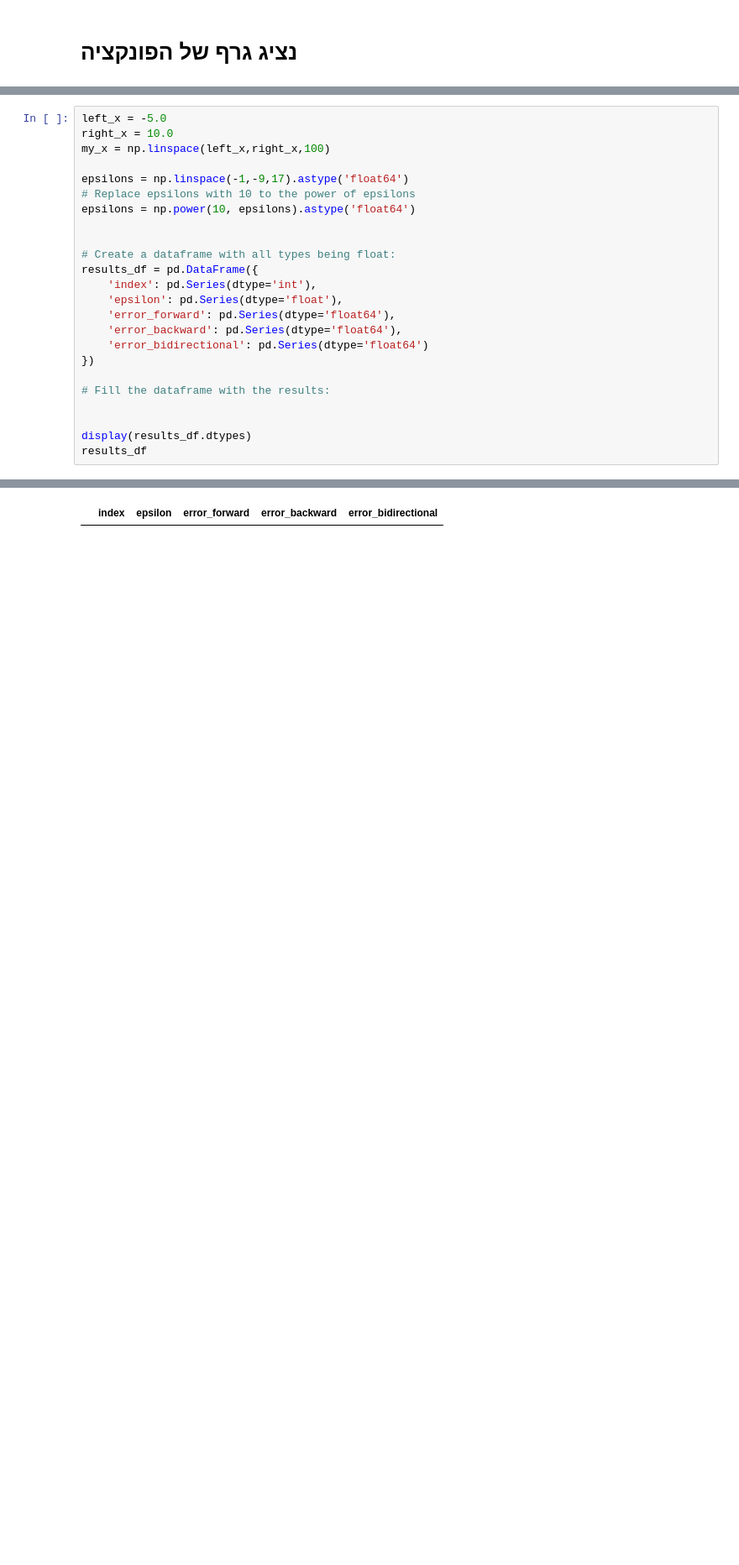
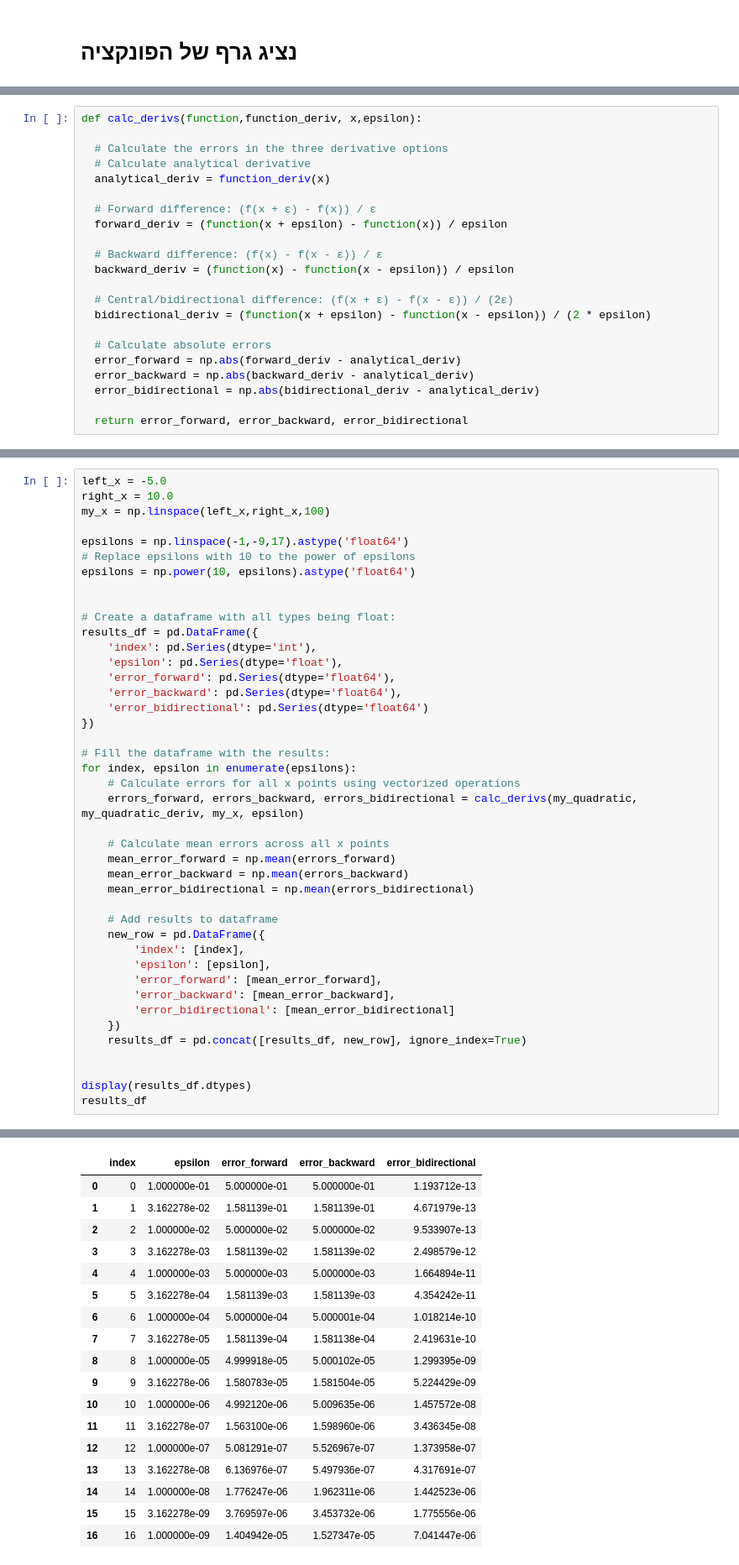
Before and after one commit to InSuperposition/data_science_container, a Jupyter notebook: notebook/exercise_3/derivatives_and_regression.ipynb, the cells around one changed output, grey strips where cells are left out. Shown at 84% size. Cells and saved outputs as stored; diff of their text form; blank space fills up the shorter version.

```diff
--- a/notebook/exercise_3/derivatives_and_regression.ipynb
+++ b/notebook/exercise_3/derivatives_and_regression.ipynb
@@ -93,3 +86,25 @@ def calc_derivs(function,function_deriv, x,epsilon):
+# %%
+def calc_derivs(function,function_deriv, x,epsilon):
+
+  # Calculate the errors in the three derivative options
+  # Calculate analytical derivative
+  analytical_deriv = function_deriv(x)
+
+  # Forward difference: (f(x + ε) - f(x)) / ε
+  forward_deriv = (function(x + epsilon) - function(x)) / epsilon
+
+  # Backward difference: (f(x) - f(x - ε)) / ε
+  backward_deriv = (function(x) - function(x - epsilon)) / epsilon
+
+  # Central/bidirectional difference: (f(x + ε) - f(x - ε)) / (2ε)
+  bidirectional_deriv = (function(x + epsilon) - function(x - epsilon)) / (2 * epsilon)
+
+  # Calculate absolute errors
+  error_forward = np.abs(forward_deriv - analytical_deriv)
+  error_backward = np.abs(backward_deriv - analytical_deriv)
+  error_bidirectional = np.abs(bidirectional_deriv - analytical_deriv)
+
+  return error_forward, error_backward, error_bidirectional
 # %% [markdown]
 # נחשב את הטעות הממוצעת עבור ערכי אפסילון שונים וערכי איקס שונים
 # נשמור את התוצאות בצורה מסודרת בדאטהפריים של פאנדס
@@ -101,33 +116,68 @@ left_x = -5.0
 right_x = 10.0
 my_x = np.linspace(left_x,right_x,100)
 
 epsilons = np.linspace(-1,-9,17).astype('float64')
 # Replace epsilons with 10 to the power of epsilons
 epsilons = np.power(10, epsilons).astype('float64')
 
 
 # Create a dataframe with all types being float:
 results_df = pd.DataFrame({
     'index': pd.Series(dtype='int'),
     'epsilon': pd.Series(dtype='float'),
     'error_forward': pd.Series(dtype='float64'),
     'error_backward': pd.Series(dtype='float64'),
     'error_bidirectional': pd.Series(dtype='float64')
 })
 
 # Fill the dataframe with the results:
+for index, epsilon in enumerate(epsilons):
+    # Calculate errors for all x points using vectorized operations
+    errors_forward, errors_backward, errors_bidirectional = calc_derivs(my_quadratic, my_quadratic_deriv, my_x, epsilon)
+
+    # Calculate mean errors across all x points
+    mean_error_forward = np.mean(errors_forward)
+    mean_error_backward = np.mean(errors_backward)
+    mean_error_bidirectional = np.mean(errors_bidirectional)
+
+    # Add results to dataframe
+    new_row = pd.DataFrame({
+        'index': [index],
+        'epsilon': [epsilon],
+        'error_forward': [mean_error_forward],
+        'error_backward': [mean_error_backward],
+        'error_bidirectional': [mean_error_bidirectional]
+    })
+    results_df = pd.concat([results_df, new_row], ignore_index=True)
 
 
 display(results_df.dtypes)
 results_df
 # %% [output]
 index                    int64
 epsilon                float64
 error_forward          float64
 error_backward         float64
 error_bidirectional    float64
 dtype: object
 |  | index | epsilon | error_forward | error_backward | error_bidirectional |
+| 0 | 0 | 1.000000e-01 | 5.000000e-01 | 5.000000e-01 | 1.193712e-13 |
+| 1 | 1 | 3.162278e-02 | 1.581139e-01 | 1.581139e-01 | 4.671979e-13 |
+| 2 | 2 | 1.000000e-02 | 5.000000e-02 | 5.000000e-02 | 9.533907e-13 |
+| 3 | 3 | 3.162278e-03 | 1.581139e-02 | 1.581139e-02 | 2.498579e-12 |
+| 4 | 4 | 1.000000e-03 | 5.000000e-03 | 5.000000e-03 | 1.664894e-11 |
+| 5 | 5 | 3.162278e-04 | 1.581139e-03 | 1.581139e-03 | 4.354242e-11 |
+| 6 | 6 | 1.000000e-04 | 5.000000e-04 | 5.000001e-04 | 1.018214e-10 |
+| 7 | 7 | 3.162278e-05 | 1.581139e-04 | 1.581138e-04 | 2.419631e-10 |
+| 8 | 8 | 1.000000e-05 | 4.999918e-05 | 5.000102e-05 | 1.299395e-09 |
+| 9 | 9 | 3.162278e-06 | 1.580783e-05 | 1.581504e-05 | 5.224429e-09 |
+| 10 | 10 | 1.000000e-06 | 4.992120e-06 | 5.009635e-06 | 1.457572e-08 |
+| 11 | 11 | 3.162278e-07 | 1.563100e-06 | 1.598960e-06 | 3.436345e-08 |
+| 12 | 12 | 1.000000e-07 | 5.081291e-07 | 5.526967e-07 | 1.373958e-07 |
+| 13 | 13 | 3.162278e-08 | 6.136976e-07 | 5.497936e-07 | 4.317691e-07 |
+| 14 | 14 | 1.000000e-08 | 1.776247e-06 | 1.962311e-06 | 1.442523e-06 |
+| 15 | 15 | 3.162278e-09 | 3.769597e-06 | 3.453732e-06 | 1.775556e-06 |
+| 16 | 16 | 1.000000e-09 | 1.404942e-05 | 1.527347e-05 | 7.041447e-06 |
 # %% [markdown]
 # נציג גרף של הטעות הממוצעת כפונקציה של אפסילון
 ## שימו לב: הסקאלות הן לוגריתמיות בשני הצירים
```
Also changed, not shown: parts of 10 cells of this notebook.
